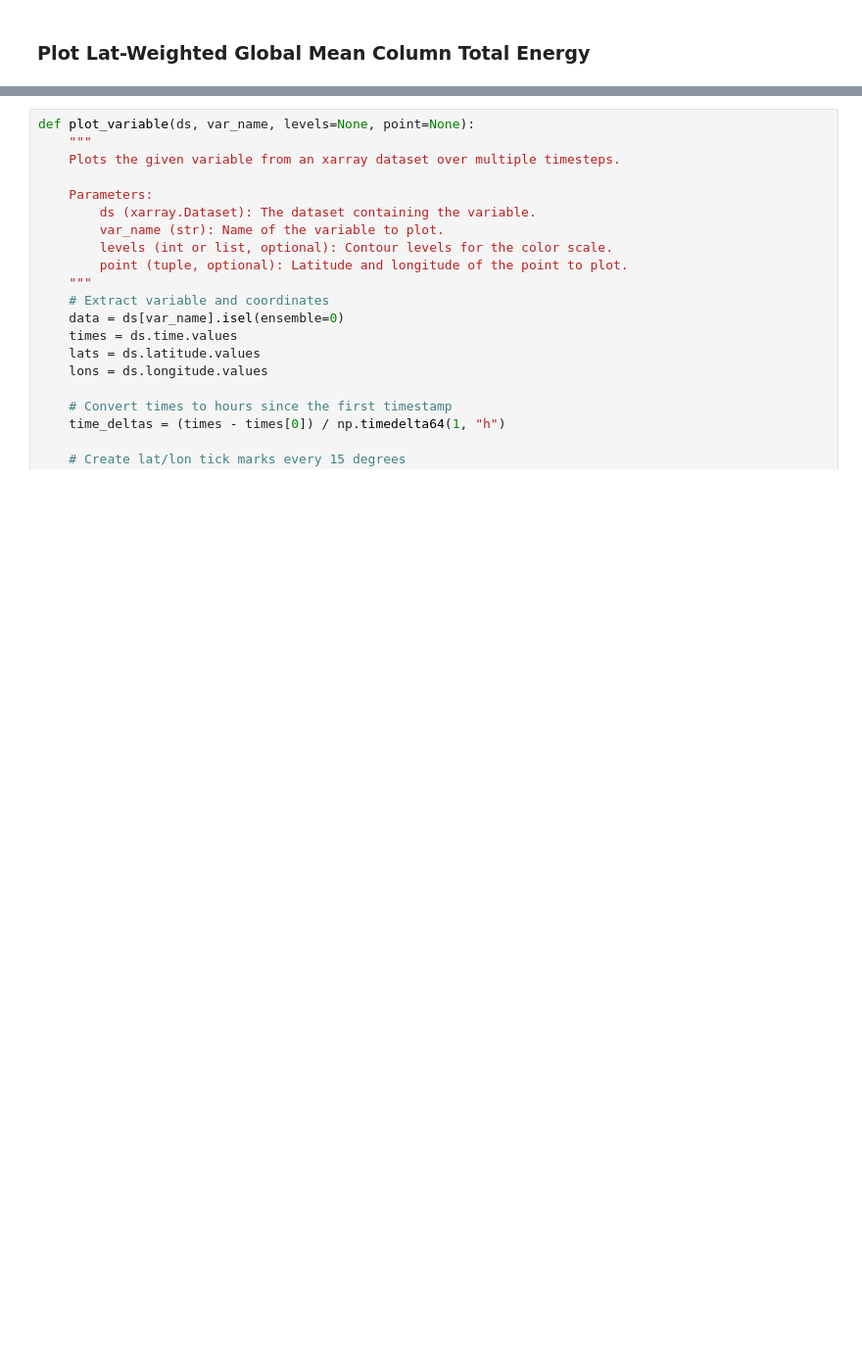
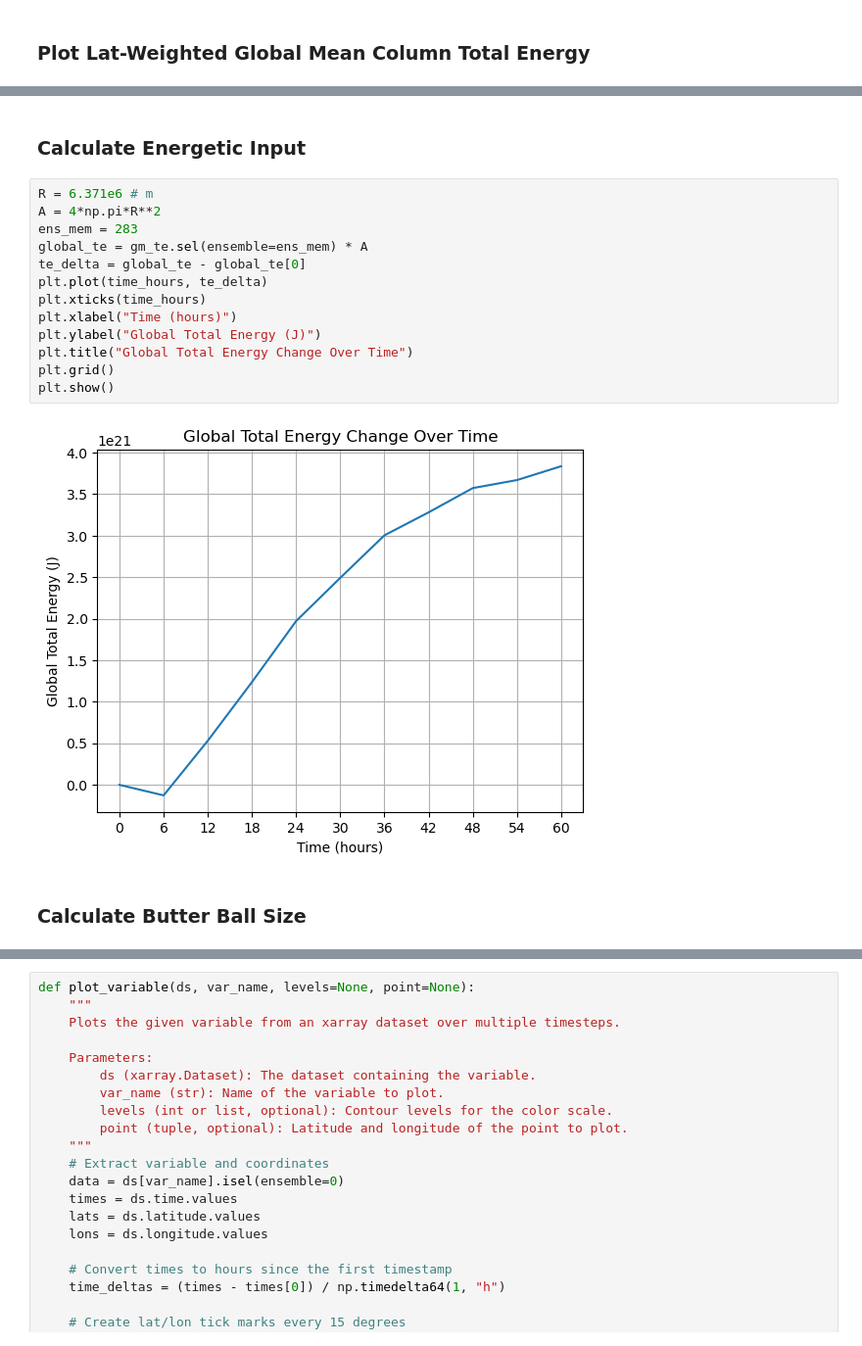
Before and after one commit to Joshua-Elms/dcmip2025_idealized_tests, a Jupyter notebook: analysis/plot_steady_state.ipynb, the cells around one changed output, grey strips where cells are left out. Shown at 98% size. Cells and saved outputs as stored; diff of their text form; blank space fills up the shorter version.

Commit message:
almost done with butter ball work

```diff
--- a/analysis/plot_steady_state.ipynb
+++ b/analysis/plot_steady_state.ipynb
@@ -174,0 +213,19 @@ array([268, 273, 278, 283, 288, 293, 298, 303, 308])
+# %% [markdown]
+### Calculate Energetic Input
+# %%
+R = 6.371e6 # m
+A = 4*np.pi*R**2
+ens_mem = 283
+global_te = gm_te.sel(ensemble=ens_mem) * A
+te_delta = global_te - global_te[0]
+plt.plot(time_hours, te_delta)
+plt.xticks(time_hours)
+plt.xlabel("Time (hours)")
+plt.ylabel("Global Total Energy (J)")
+plt.title("Global Total Energy Change Over Time")
+plt.grid()
+plt.show()
+# %% [output]
+[figure, added]
+# %% [markdown]
+### Calculate Butter Ball Size
```
Also changed, not shown: parts of 7 cells of this notebook, 1 other file.
